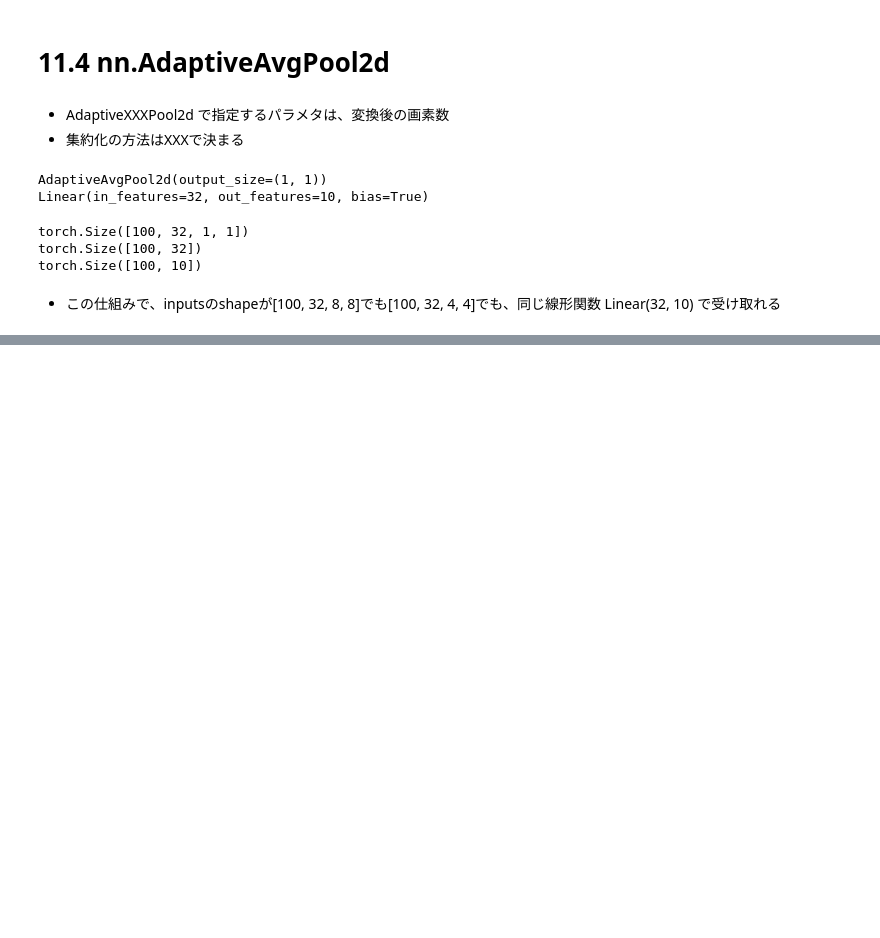
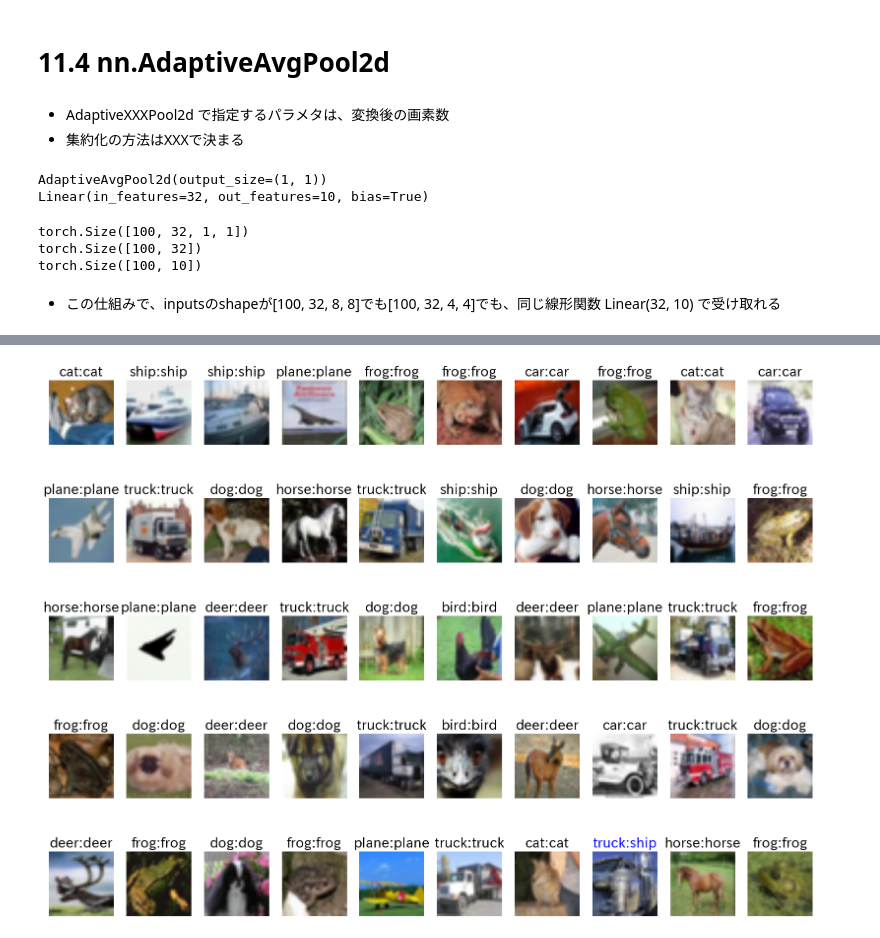
Before and after one commit to YasudaKaito/pytorch_book_akaishi, a Jupyter notebook: ch11_fine_tuning.ipynb, the cells around one changed output, grey strips where cells are left out. Saved outputs shown, nothing was run; the diff lists cells and outputs as text; code cells hidden in the pictures; blank space fills up the shorter version.

```diff
--- a/ch11_fine_tuning.ipynb
+++ b/ch11_fine_tuning.ipynb
@@ -87,0 +150,21 @@ torch.Size([100, 10])
+# %%
+# バッチサイズ指定
+batch_size = 50
+
+# データローダー
+
+# 訓練用データローダー
+# 訓練用なので、シャッフルをかける
+train_loader = DataLoader(
+    train_set,
+    batch_size=batch_size,
+    shuffle=True
+)
+
+# 検証用データローダー
+# 検証時にシャッフルは不要
+test_loader = DataLoader(
+    test_set,
+    batch_size=batch_size,
+    shuffle=False
+)
@@ -87,0 +362,4 @@ torch.Size([100, 10])
+# %%
+show_images_labels(test_loader, classes, net, device)
+# %% [output]
+[figure, added]
```
Also changed, not shown: parts of 23 cells of this notebook.
